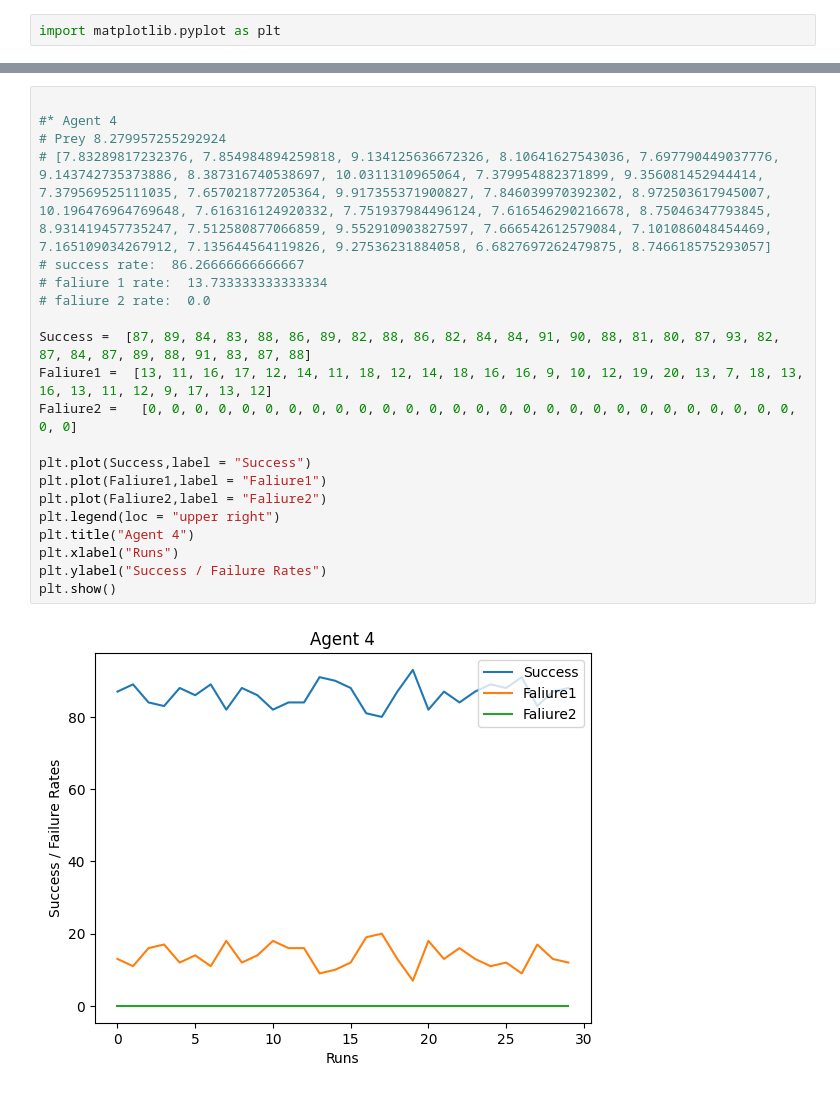
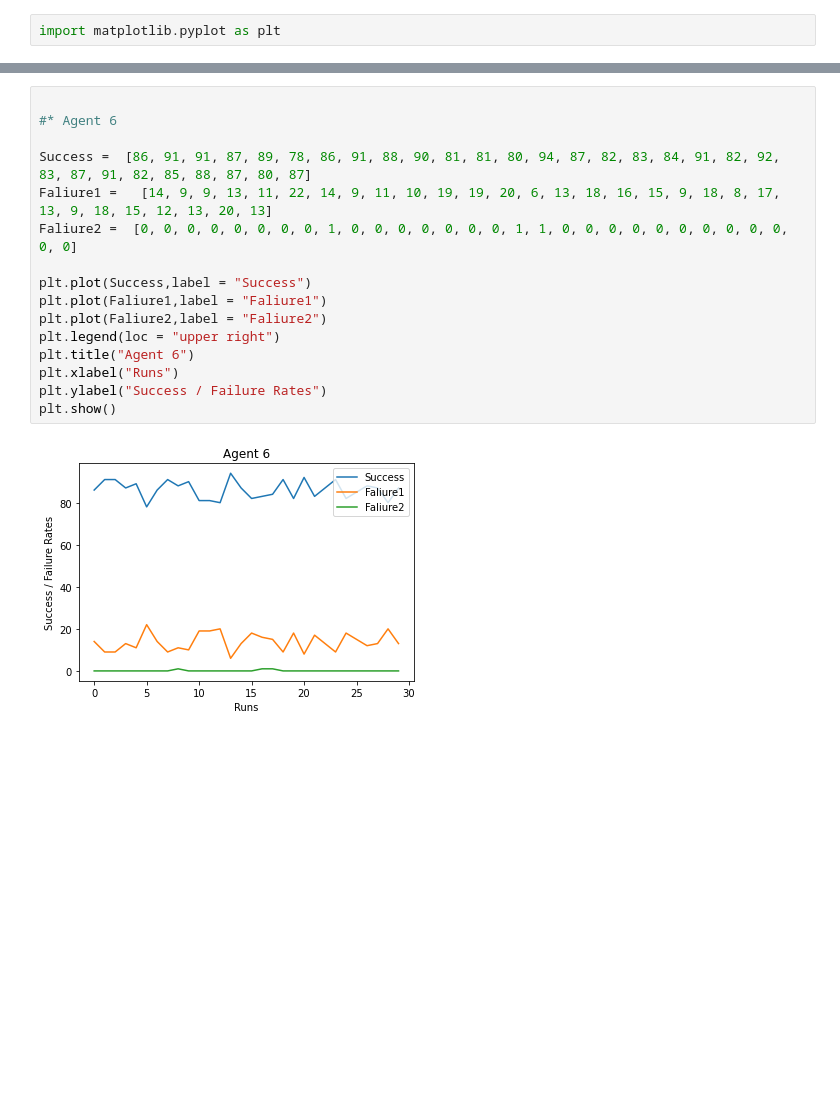
Before and after one commit to Rishit19/Project-Circle-of-Life, a Jupyter notebook: all agents.ipynb, the cells around one changed output, grey strips where cells are left out. Saved outputs shown, nothing was run; the diff lists cells and outputs as text; blank space fills up the shorter version.

Commit message:
graphs and prob updates

```diff
--- a/all agents.ipynb
+++ b/all agents.ipynb
@@ -1704,23 +1646,18 @@ plt.show()
 # %%
 
-#* Agent 4
-# Prey 8.279957255292924
-# [7.83289817232376, 7.854984894259818, 9.134125636672326, 8.10641627543036, 7.697790449037776, 9.143742735373886, 8.387316740538697, 10.0311310965064, 7.379954882371899, 9.356081452944414, 7.379569525111035, 7.657021877205364, 9.917355371900827, 7.846039970392302, 8.972503617945007, 10.196476964769648, 7.616316124920332, 7.751937984496124, 7.616546290216678, 8.75046347793845, 8.931419457735247, 7.512580877066859, 9.552910903827597, 7.666542612579084, 7.101086048454469, 7.165109034267912, 7.135644564119826, 9.27536231884058, 6.6827697262479875, 8.746618575293057]
-# success rate:  86.26666666666667
-# faliure 1 rate:  13.733333333333334
-# faliure 2 rate:  0.0
+#* Agent 6
 
-Success =  [87, 89, 84, 83, 88, 86, 89, 82, 88, 86, 82, 84, 84, 91, 90, 88, 81, 80, 87, 93, 82, 87, 84, 87, 89, 88, 91, 83, 87, 88]
-Faliure1 =  [13, 11, 16, 17, 12, 14, 11, 18, 12, 14, 18, 16, 16, 9, 10, 12, 19, 20, 13, 7, 18, 13, 16, 13, 11, 12, 9, 17, 13, 12]
-Faliure2 =   [0, 0, 0, 0, 0, 0, 0, 0, 0, 0, 0, 0, 0, 0, 0, 0, 0, 0, 0, 0, 0, 0, 0, 0, 0, 0, 0, 0, 0, 0]
+Success =  [86, 91, 91, 87, 89, 78, 86, 91, 88, 90, 81, 81, 80, 94, 87, 82, 83, 84, 91, 82, 92, 83, 87, 91, 82, 85, 88, 87, 80, 87]
+Faliure1 =   [14, 9, 9, 13, 11, 22, 14, 9, 11, 10, 19, 19, 20, 6, 13, 18, 16, 15, 9, 18, 8, 17, 13, 9, 18, 15, 12, 13, 20, 13]
+Faliure2 =  [0, 0, 0, 0, 0, 0, 0, 0, 1, 0, 0, 0, 0, 0, 0, 0, 1, 1, 0, 0, 0, 0, 0, 0, 0, 0, 0, 0, 0, 0]
 
 plt.plot(Success,label = "Success")
 plt.plot(Faliure1,label = "Faliure1")
 plt.plot(Faliure2,label = "Faliure2")
 plt.legend(loc = "upper right")
-plt.title("Agent 4")
+plt.title("Agent 6")
 plt.xlabel("Runs")
 plt.ylabel("Success / Failure Rates")
 plt.show()
 # %% [output]
-[figure, old version]
+[figure, new version]
```
Also changed, not shown: parts of 38 cells of this notebook, 1 other file.
